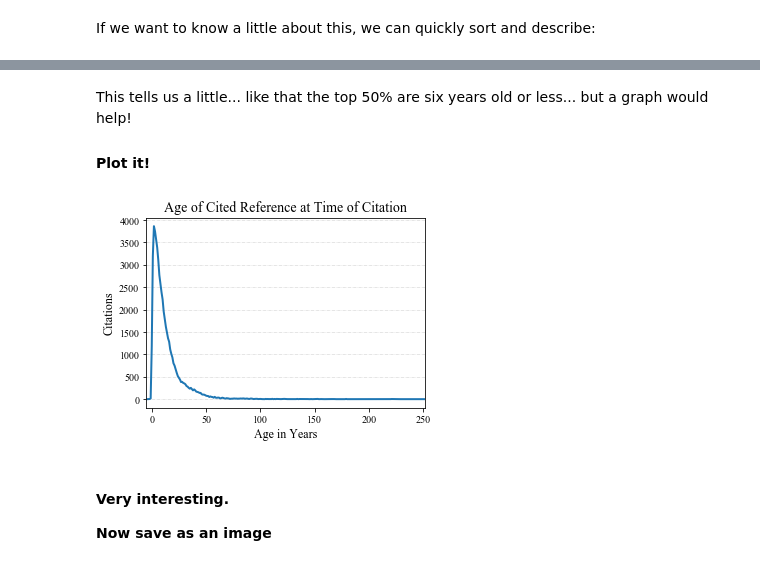
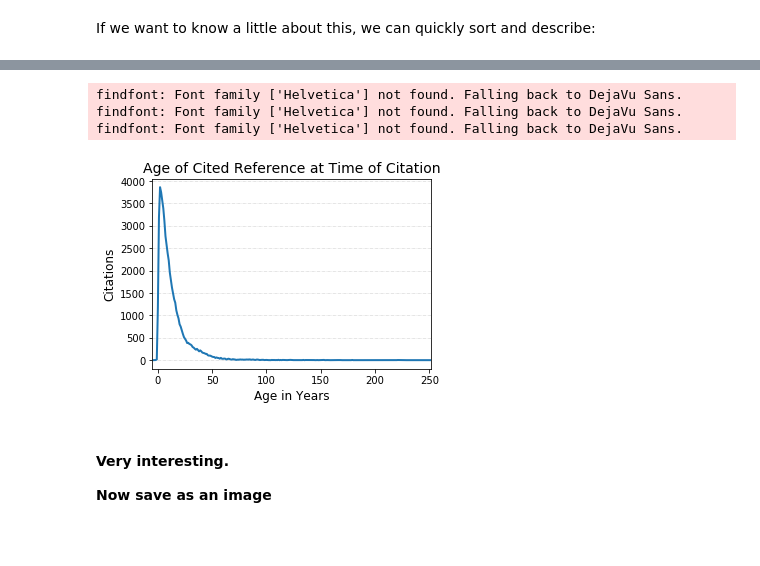
Before and after one commit to samteplitzky/Earth-Science-Citation-Replication-Project, a Jupyter notebook: Citation_Data_Analysis_All_Institutions.ipynb, the cells around one changed output, grey strips where cells are left out. Cells and saved outputs as stored; diff of their text form; code cells hidden in the pictures; blank space fills up the shorter version.

```diff
--- a/Citation_Data_Analysis_All_Institutions.ipynb
+++ b/Citation_Data_Analysis_All_Institutions.ipynb
@@ -449,29 +454,28 @@ Name: citationAge, dtype: float64
-# %% [markdown]
-This tells us a little... like that the top 50% are six years old or less... but a graph would help!
-
-#### Plot it!
 # %%
-plt.rcParams["font.family"] = "Times New Roman"
+plt.rcParams["font.family"] = "Helvetica"
 
 fig = plt.figure(figsize=(5,3.5))
 
 ax = fig.add_subplot()
 
 # figure formatting
 plt.xticks(fontsize=10)
 plt.yticks(fontsize=10)
 plt.xlim(-5,252)
 plt.grid(color='#CCCCCC', linestyle='-.', linewidth=0.5, axis='y')
 plt.ylabel('Citations', fontsize=12)
 plt.xlabel('Age in Years', fontsize=12)
 plt.title('Age of Cited Reference at Time of Citation', fontsize=14)
 ax.set_facecolor('#ffffff')
 
 # add data to the plot
 plt.plot(citationAges, linewidth=2.0)
 plt.show()
 # %% [output]
+findfont: Font family ['Helvetica'] not found. Falling back to DejaVu Sans.
+findfont: Font family ['Helvetica'] not found. Falling back to DejaVu Sans.
+findfont: Font family ['Helvetica'] not found. Falling back to DejaVu Sans.
-[figure, old version]
+[figure, new version]
 # %% [markdown]
 #### Very interesting.
 
```
Also changed, not shown: parts of 11 cells of this notebook.
